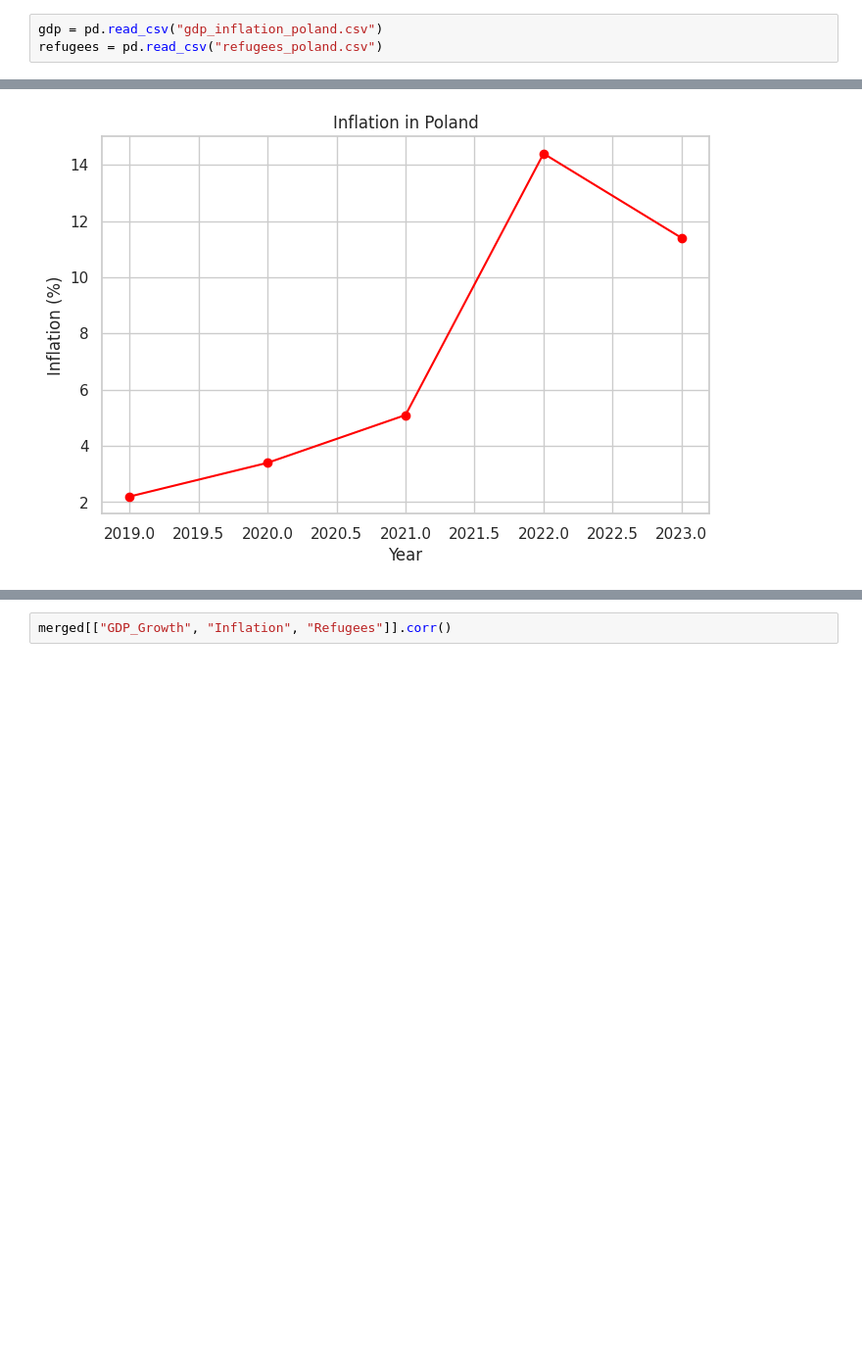
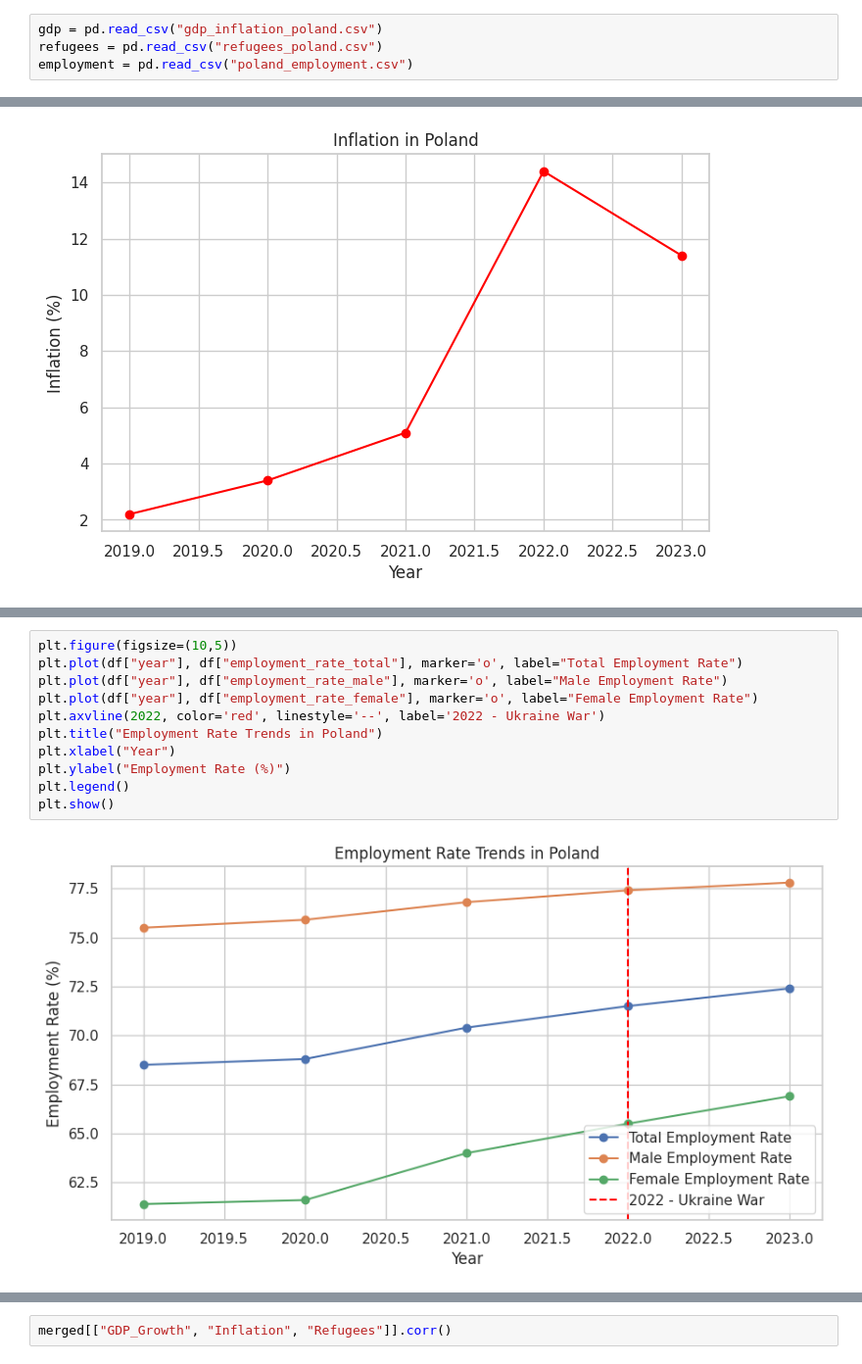
Before and after one commit to sarasiarek-coder/Poland-economy-refugees-analysis-, a Jupyter notebook: notebooks/poland_ukraine_war_analysis.ipynb, the cells around one changed output, grey strips where cells are left out. Shown at 98% size. Drawn from its saved outputs; the diff is of its cells as text; blank space fills up the shorter version.

```diff
--- a/notebooks/poland_ukraine_war_analysis.ipynb
+++ b/notebooks/poland_ukraine_war_analysis.ipynb
@@ -10,6 +21,7 @@ sns.set(style="whitegrid")
 # %%
 gdp = pd.read_csv("gdp_inflation_poland.csv")
 refugees = pd.read_csv("refugees_poland.csv")
+employment = pd.read_csv("poland_employment.csv")
 # %%
 gdp.head(), refugees.head()
 # %% [output]
@@ -54,0 +80,13 @@ plt.show()
+# %%
+plt.figure(figsize=(10,5))
+plt.plot(df["year"], df["employment_rate_total"], marker='o', label="Total Employment Rate")
+plt.plot(df["year"], df["employment_rate_male"], marker='o', label="Male Employment Rate")
+plt.plot(df["year"], df["employment_rate_female"], marker='o', label="Female Employment Rate")
+plt.axvline(2022, color='red', linestyle='--', label='2022 - Ukraine War')
+plt.title("Employment Rate Trends in Poland")
+plt.xlabel("Year")
+plt.ylabel("Employment Rate (%)")
+plt.legend()
+plt.show()
+# %% [output]
+[figure, added]
```
Also changed, not shown: parts of 7 cells of this notebook.
